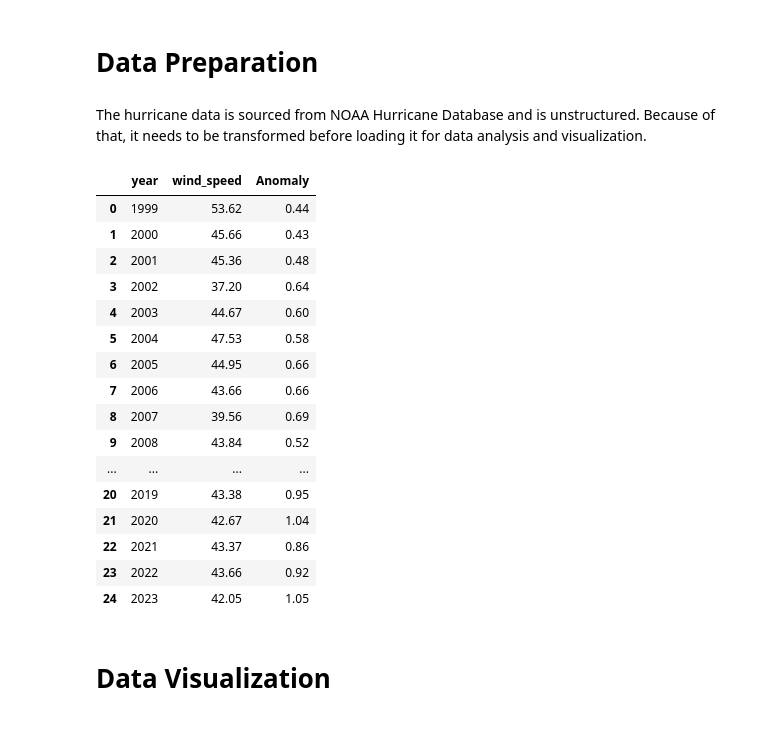
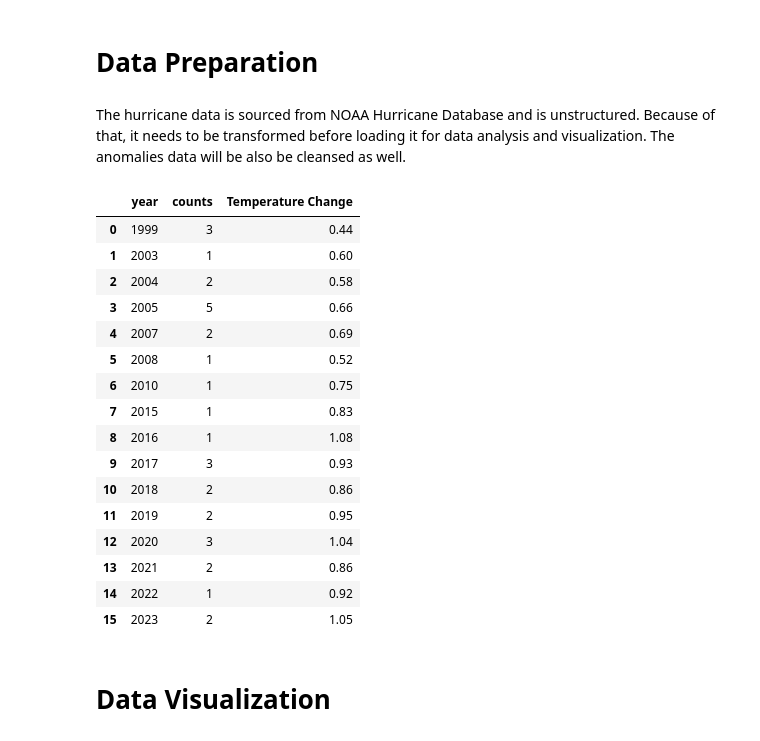
Before and after one commit to eddiexunyc/earth_temp_cyclone_data, a Jupyter notebook: DATA608_Assignment_5_Eddie_Xu.ipynb, the cells around one changed output. Saved outputs shown, nothing was run; the diff lists cells and outputs as text; code cells hidden in the pictures.

```diff
--- a/DATA608_Assignment_5_Eddie_Xu.ipynb
+++ b/DATA608_Assignment_5_Eddie_Xu.ipynb
@@ -25,8 +29,23 @@ hurricane_raw_data = hurricane_raw_data.drop(['AL011851', '            UNNAMED',
                                                'level_8', 'level_9', 'level_10', 'level_11', 'level_12',
                                               'level_13', 'level_14', 'level_15', 'level_16'], axis=1)
 # %% [markdown]
-The hurricane data is sourced from NOAA Hurricane Database and is unstructured. Because of that, it needs to be transformed before loading it for data analysis and visualization.
+The hurricane data is sourced from NOAA Hurricane Database and is unstructured. Because of that, it needs to be transformed before loading it for data analysis and visualization. The anomalies data will be also be cleansed as well.
 # %%
+# create Saffir-Simpson Hurricane Scale function
+def hurricane_scale(x):
+    if 74 <= x['wind_speed'] <= 95:
+        return 1
+    elif 96 <= x['wind_speed'] <= 110:
+        return 2
+    elif 111 <= x['wind_speed'] <= 129:
+        return 3
+    elif 130 <= x['wind_speed'] <= 156:
+        return 4
+    elif x['wind_speed'] >= 157:
+        return 5
+    else:
+        return 0
+
 # create a dictionary and sort the data based on the storm ID and name
 hurricane_raw_data_dict = hurricane_raw_data.to_dict(orient='record')
 storm_id = None
@@ -61,34 +80,37 @@ for data in hurricane_raw_data_dict:
 hurricane_data = pd.DataFrame(hurricane_data)
 hurricane_data['date_time'] = pd.to_datetime(hurricane_data['date_time'], format='%Y-%m-%d')
 hurricane_data['year'] = hurricane_data['date_time'].dt.year
+hurricane_data['category'] = hurricane_data.apply(hurricane_scale, axis=1)
 
 # extract the data starting from 1999 and group by
-hurricane_group_data = hurricane_data[hurricane_data['year'] >= 1999]
-hurricane_group_data = round(hurricane_group_data.groupby(['storm_name', 'year'])['wind_speed'].mean(), 2).reset_index().sort_values(['year'])
-hurricane_year_data = round(hurricane_group_data.groupby(['year'])['wind_speed'].mean(), 2).reset_index().sort_values(['year'])
+hurricane_25_data = hurricane_data[hurricane_data['year'] >= 1999]
+high_risk_hurricane = hurricane_25_data[hurricane_data['category'] > 3]
+high_risk_hurricane_count = high_risk_hurricane.groupby('year')['storm_id'].nunique().reset_index(name='counts')
+hurricane_average_data = round(hurricane_25_data.groupby(['storm_name', 'year'])['wind_speed'].mean(), 2).reset_index().sort_values(['year'])
+hurricane_average_data_count = hurricane_average_data.groupby('year').size().reset_index(name='counts')
 
-# combine both hurricane and earth temperature anomlias data
-cyclone_year_data = hurricane_year_data.merge(anomalies_data, how = 'left', left_on = 'year', right_on = 'Year')
-cyclone_year_data = cyclone_year_data.drop(['Year'], axis=1)
-
-cyclone_year_data
+# rename columns on earth anomalies data
+land_ocean_anomalies_data = land_ocean_anomalies_data.rename(columns={'Year': 'year', 'Anomaly': 'Temperature Change'})
-# %% [output]
-|  | year | wind_speed | Anomaly |
-| 0 | 1999 | 53.62 | 0.44 |
-| 1 | 2000 | 45.66 | 0.43 |
-| 2 | 2001 | 45.36 | 0.48 |
-| 3 | 2002 | 37.20 | 0.64 |
-| 4 | 2003 | 44.67 | 0.60 |
-| 5 | 2004 | 47.53 | 0.58 |
-| 6 | 2005 | 44.95 | 0.66 |
-| 7 | 2006 | 43.66 | 0.66 |
-| 8 | 2007 | 39.56 | 0.69 |
-| 9 | 2008 | 43.84 | 0.52 |
-| ... | ... | ... | ... |
-| 20 | 2019 | 43.38 | 0.95 |
-| 21 | 2020 | 42.67 | 1.04 |
-| 22 | 2021 | 43.37 | 0.86 |
-| 23 | 2022 | 43.66 | 0.92 |
-| 24 | 2023 | 42.05 | 1.05 |
+# %%
+cyclone_temp_data = high_risk_hurricane_count.merge(land_ocean_anomalies_data, how='left', on = 'year')
+cyclone_temp_data
+# %% [output]
+|  | year | counts | Temperature Change |
+| 0 | 1999 | 3 | 0.44 |
+| 1 | 2003 | 1 | 0.60 |
+| 2 | 2004 | 2 | 0.58 |
+| 3 | 2005 | 5 | 0.66 |
+| 4 | 2007 | 2 | 0.69 |
+| 5 | 2008 | 1 | 0.52 |
+| 6 | 2010 | 1 | 0.75 |
+| 7 | 2015 | 1 | 0.83 |
+| 8 | 2016 | 1 | 1.08 |
+| 9 | 2017 | 3 | 0.93 |
+| 10 | 2018 | 2 | 0.86 |
+| 11 | 2019 | 2 | 0.95 |
+| 12 | 2020 | 3 | 1.04 |
+| 13 | 2021 | 2 | 0.86 |
+| 14 | 2022 | 1 | 0.92 |
+| 15 | 2023 | 2 | 1.05 |
 # %% [markdown]
 # Data Visualization
```
Also changed, not shown: parts of 3 cells of this notebook, 4 other files.
